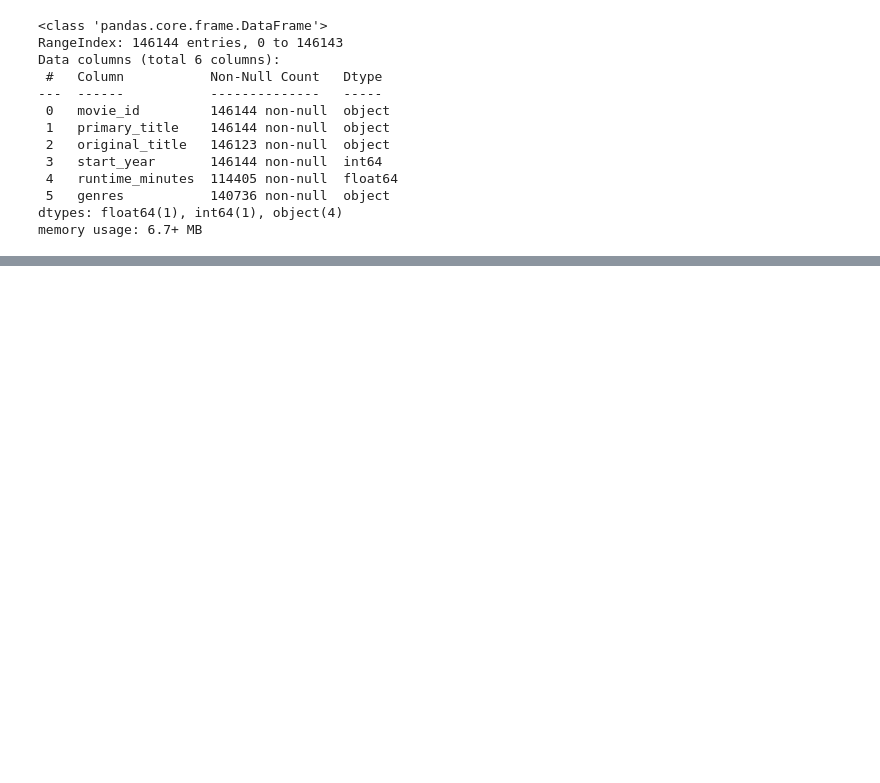
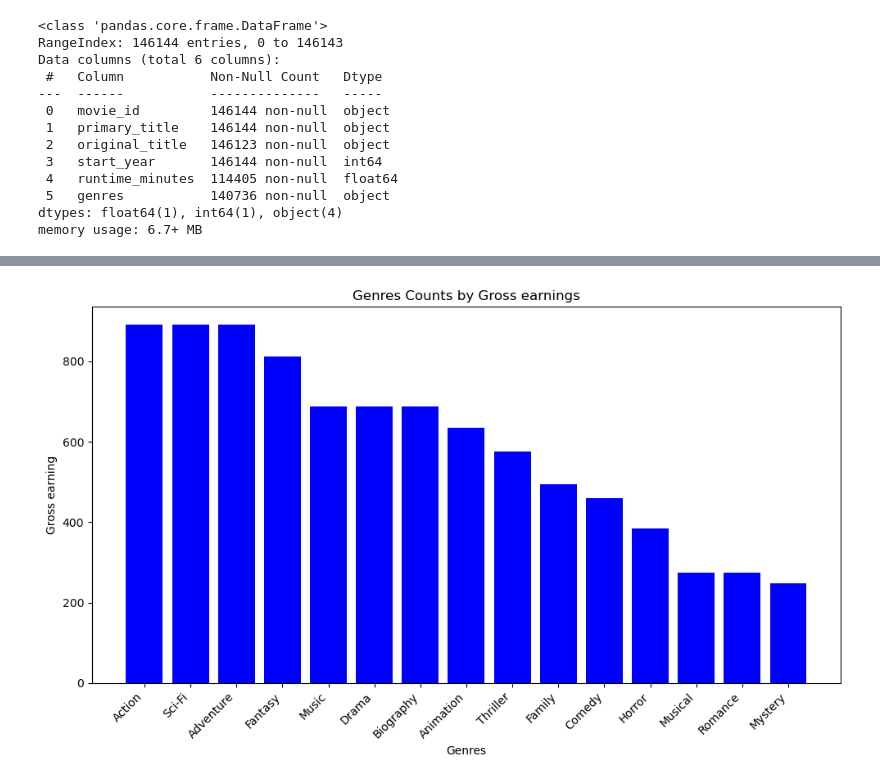
Before and after one commit to fatumakaliku/Moringa-Phase1-project, a Jupyter notebook: student.ipynb, the cells around one changed output, grey strips where cells are left out. Drawn from its saved outputs; the diff is of its cells as text; code cells hidden in the pictures; blank space fills up the shorter version.

```diff
--- a/student.ipynb
+++ b/student.ipynb
@@ -320,0 +1528,4 @@ AttributeError: 'NoneType' object has no attribute 'drop'
+# %%
+# Sort the DataFrame by 'foreign_gross' in descending order
+sorted_df = filtered_df.sort_values(by='foreign_gross', ascending=False)
+sorted_df.head(4)
@@ -320,0 +1538,4 @@ AttributeError: 'NoneType' object has no attribute 'drop'
+# %%
+# Sort the DataFrame by 'gross' in descending order
+sorted_df = sorted_df.sort_values(by='foreign_gross', ascending=False)
+sorted_df.head()
@@ -320,0 +1549,13 @@ AttributeError: 'NoneType' object has no attribute 'drop'
+# %%
+df = pd.DataFrame(sorted_df)
+plt.figure(figsize=(10, 6))
+plt.bar(df['genres'], df['foreign_gross'], color='blue')
+plt.xlabel('Genres')
+plt.ylabel('Gross earning')
+plt.title('Genres Counts by Gross earnings')
+plt.xticks(rotation=45, ha='right')
+
+plt.tight_layout()
+plt.show()
+# %% [output]
+[figure, added]
```
Also changed, not shown: parts of 211 cells of this notebook, 1 other file.
